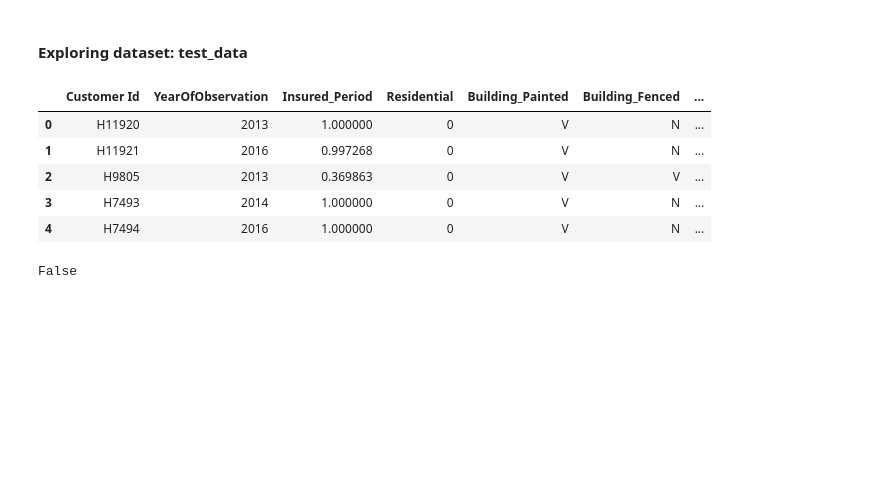
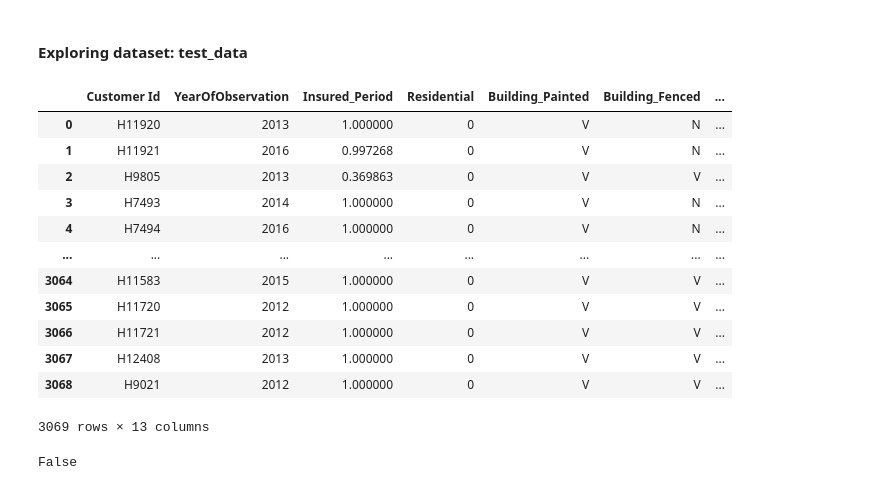
Before and after one commit to umasongo/ML-Assignment-2, a Jupyter notebook: Predictive Modeling for Insurance Claims.ipynb, the cells around one changed output. Cells and saved outputs as stored; diff of their text form; code cells hidden in the pictures; blank space fills up the shorter version.

```diff
--- a/Predictive Modeling for Insurance Claims.ipynb
+++ b/Predictive Modeling for Insurance Claims.ipynb
@@ -119,14 +128,21 @@ dtype: bool
 # %% [markdown]
 #### Exploring dataset: test_data
 # %%
-test_data.head()
+test_data
 # %% [output]
 |  | Customer Id | YearOfObservation | Insured_Period | Residential | Building_Painted | Building_Fenced | ... |
 | 0 | H11920 | 2013 | 1.000000 | 0 | V | N | ... |
 | 1 | H11921 | 2016 | 0.997268 | 0 | V | N | ... |
 | 2 | H9805 | 2013 | 0.369863 | 0 | V | V | ... |
 | 3 | H7493 | 2014 | 1.000000 | 0 | V | N | ... |
 | 4 | H7494 | 2016 | 1.000000 | 0 | V | N | ... |
+| ... | ... | ... | ... | ... | ... | ... | ... |
+| 3064 | H11583 | 2015 | 1.000000 | 0 | V | V | ... |
+| 3065 | H11720 | 2012 | 1.000000 | 0 | V | V | ... |
+| 3066 | H11721 | 2012 | 1.000000 | 0 | V | V | ... |
+| 3067 | H12408 | 2013 | 1.000000 | 0 | V | V | ... |
+| 3068 | H9021 | 2012 | 1.000000 | 0 | V | V | ... |
+3069 rows × 13 columns
 # %%
 # Check for dupulicates
 test_data.duplicated().any()
```
Also changed, not shown: parts of 4 cells of this notebook, 1 other file.
